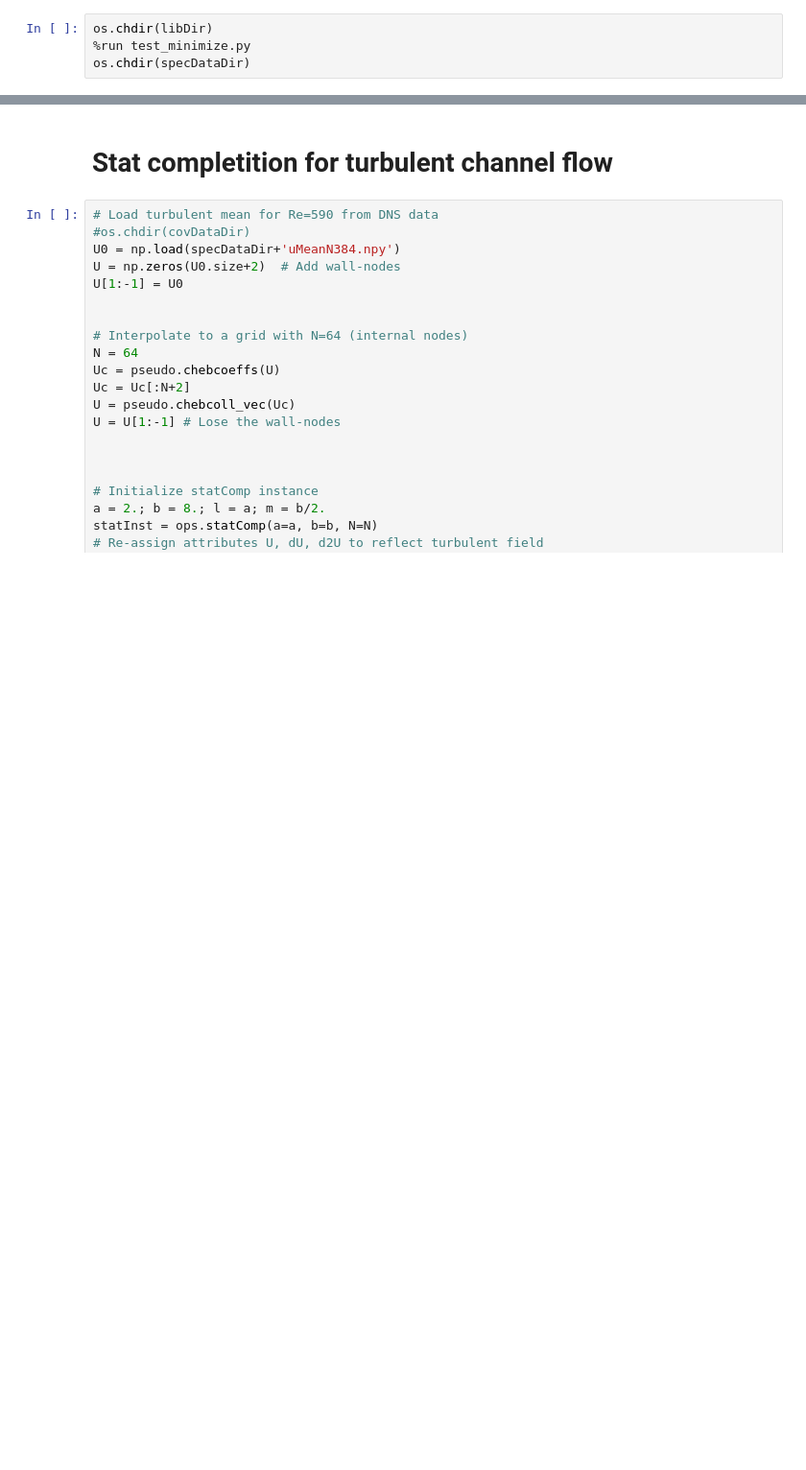
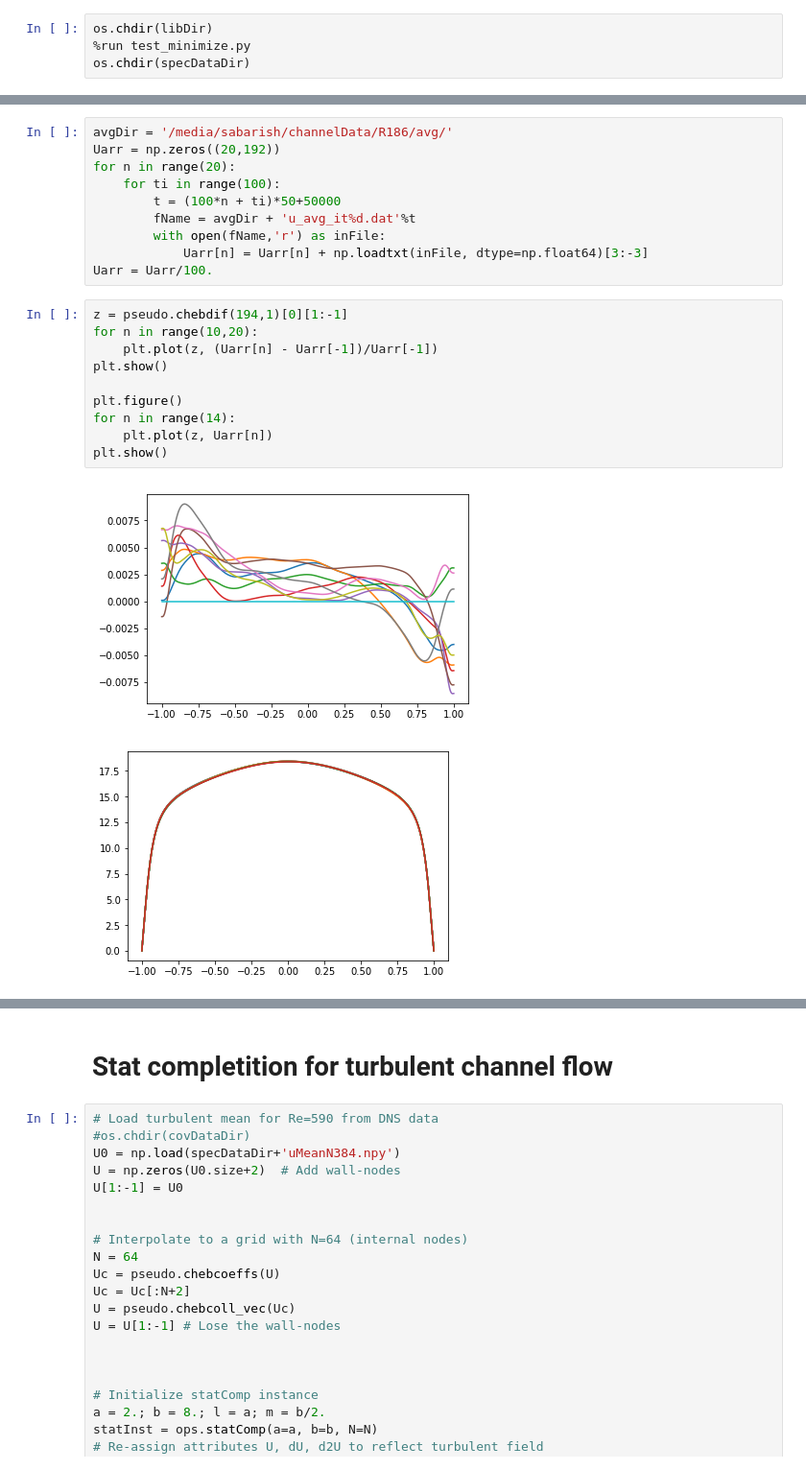
Before and after one commit to saba-vadarevu/Linear-Coherent-Structures-in-Channel-flows, a Jupyter notebook: library/statisticCompletion.ipynb, the cells around one changed output, grey strips where cells are left out. Shown: that part at 96% size. Drawn from its saved outputs; the diff is of its cells as text; blank space fills up the shorter version.

```diff
--- a/library/statisticCompletion.ipynb
+++ b/library/statisticCompletion.ipynb
@@ -29,0 +64,23 @@ os.chdir(specDataDir)
+# %%
+avgDir = '/media/sabarish/channelData/R186/avg/'
+Uarr = np.zeros((20,192))
+for n in range(20):
+    for ti in range(100):
+        t = (100*n + ti)*50+50000
+        fName = avgDir + 'u_avg_it%d.dat'%t
+        with open(fName,'r') as inFile:
+            Uarr[n] = Uarr[n] + np.loadtxt(inFile, dtype=np.float64)[3:-3]
+Uarr = Uarr/100.
+# %%
+z = pseudo.chebdif(194,1)[0][1:-1]
+for n in range(10,20):
+    plt.plot(z, (Uarr[n] - Uarr[-1])/Uarr[-1])
+plt.show()
+
+plt.figure()
+for n in range(14):
+    plt.plot(z, Uarr[n])
+plt.show()
+# %% [output]
+[figure, added]
+[figure, added]
```
Also changed, not shown: parts of 23 cells of this notebook, 2 other files.
